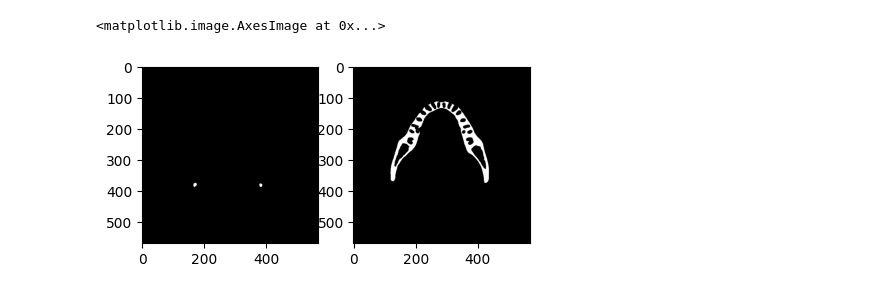
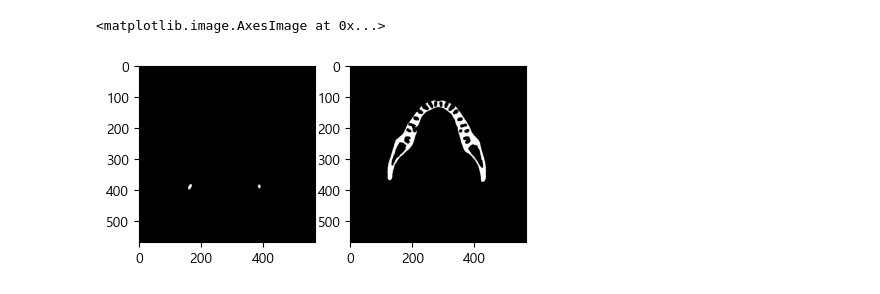
Before and after one commit to JinwooGong/ArchCurve, a Jupyter notebook: curve_test_with_skullSeg.ipynb, the cells around one changed output. Saved outputs shown, nothing was run; the diff lists cells and outputs as text; code cells hidden in the pictures.

```diff
--- a/curve_test_with_skullSeg.ipynb
+++ b/curve_test_with_skullSeg.ipynb
@@ -17,7 +17,7 @@ total_length = seg_data.shape[0] * properties['spacing'][0]
 if total_length >=130:
     top = 280
     middle = 340
-    bottom = 400
+    bottom = 410
 # %%
 tr_data = np.transpose(seg_data, (1,0,2))
 plt.imshow(tr_data[120],'gray')
@@ -37,11 +49,11 @@ maxilla_data = maxilla_data[top: middle]
 mandible_data = mandible_data[middle:bottom]
 # %%
 fig, ax = plt.subplots(1,2, figsize=(5,5))
-ax[0].imshow(maxilla_data[50], 'gray')
+ax[0].imshow(maxilla_data[40], 'gray')
 ax[1].imshow(mandible_data[50], 'gray')
 # %% [output]
 <matplotlib.image.AxesImage at 0x...>
-[figure, old version]
+[figure, new version]
 # %%
 maxilla_image = np.max(maxilla_data, axis=0)
 maxilla_mask = np.zeros_like(maxilla_image, dtype=np.float32)
```
Also changed, not shown: parts of 14 cells of this notebook, 2 other files.
